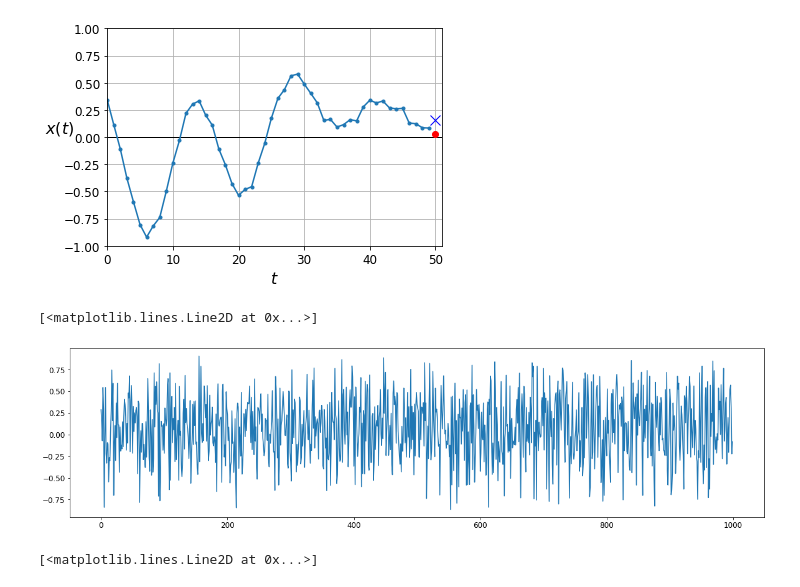
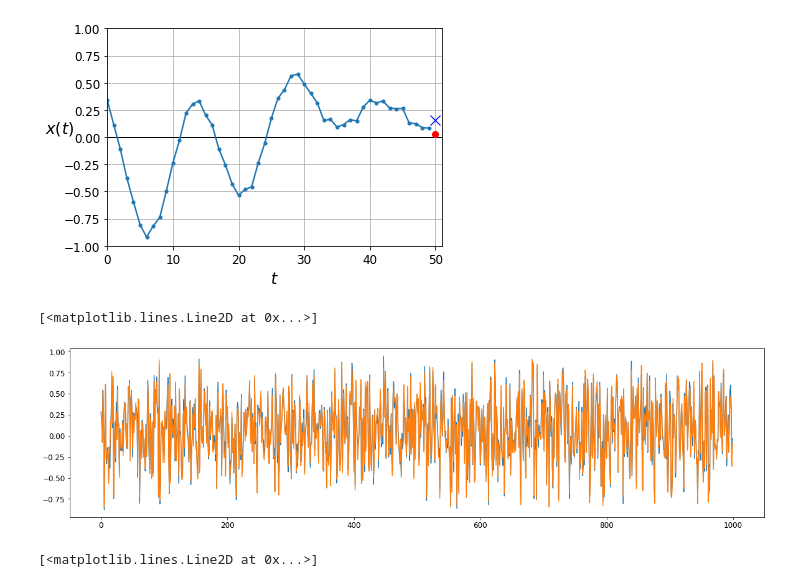
Before and after one commit to mehrotrasan16/Keras-Deep-Learning, a Jupyter notebook: univariate_time_series_1_step.ipynb, the cells around one changed output. Cells and saved outputs as stored; diff of their text form; code cells hidden in the pictures.

```diff
--- a/univariate_time_series_1_step.ipynb
+++ b/univariate_time_series_1_step.ipynb
@@ -145,7 +145,8 @@ plt.show()
 # %%
 plt.figure(figsize=(20,5))
 plt.plot(y_pred)
+plt.plot(y_test)
 # %% [output]
 [<matplotlib.lines.Line2D at 0x...>]
-[figure, old version]
+[figure, new version]
 # %%
```
Also changed, not shown: parts of 9 cells of this notebook.
